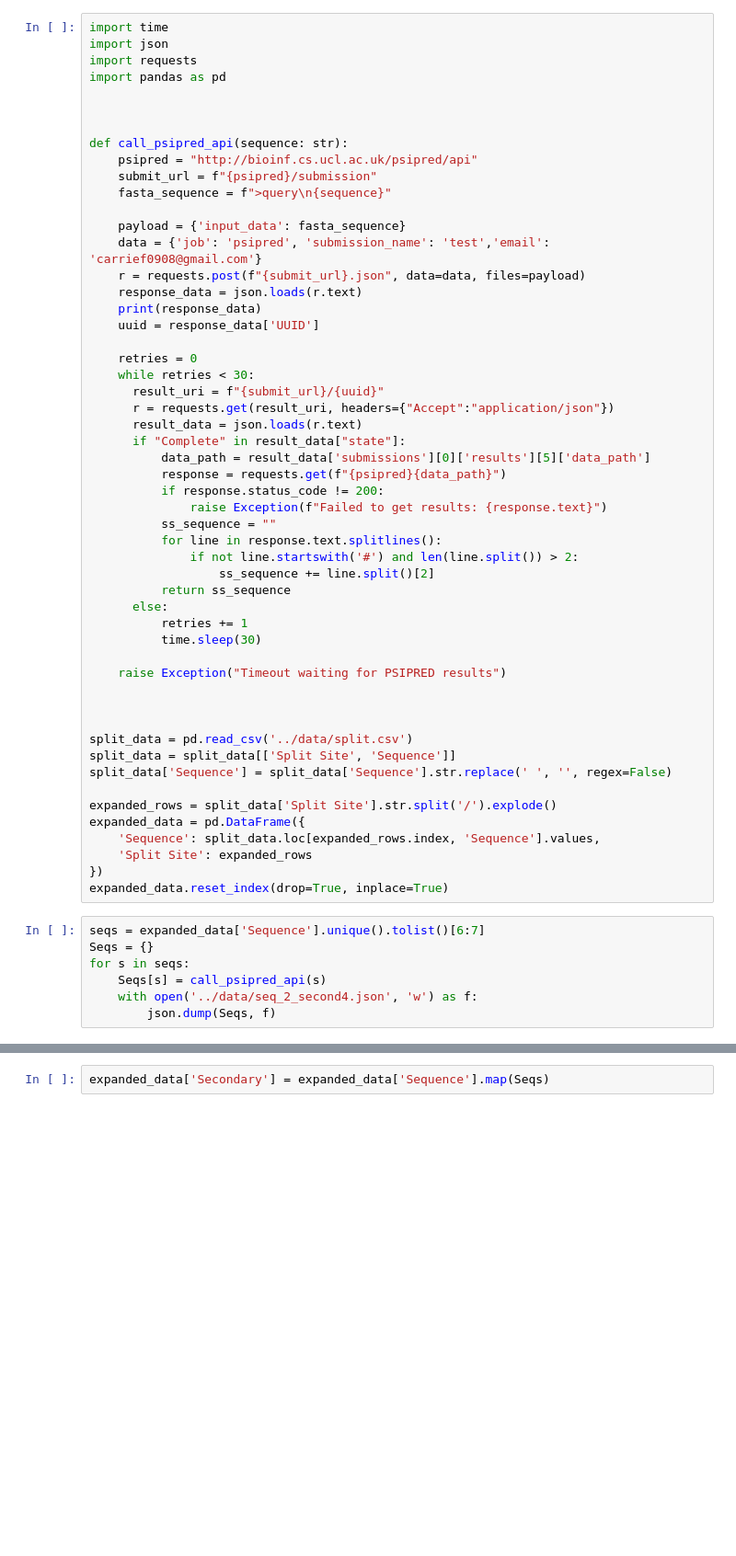
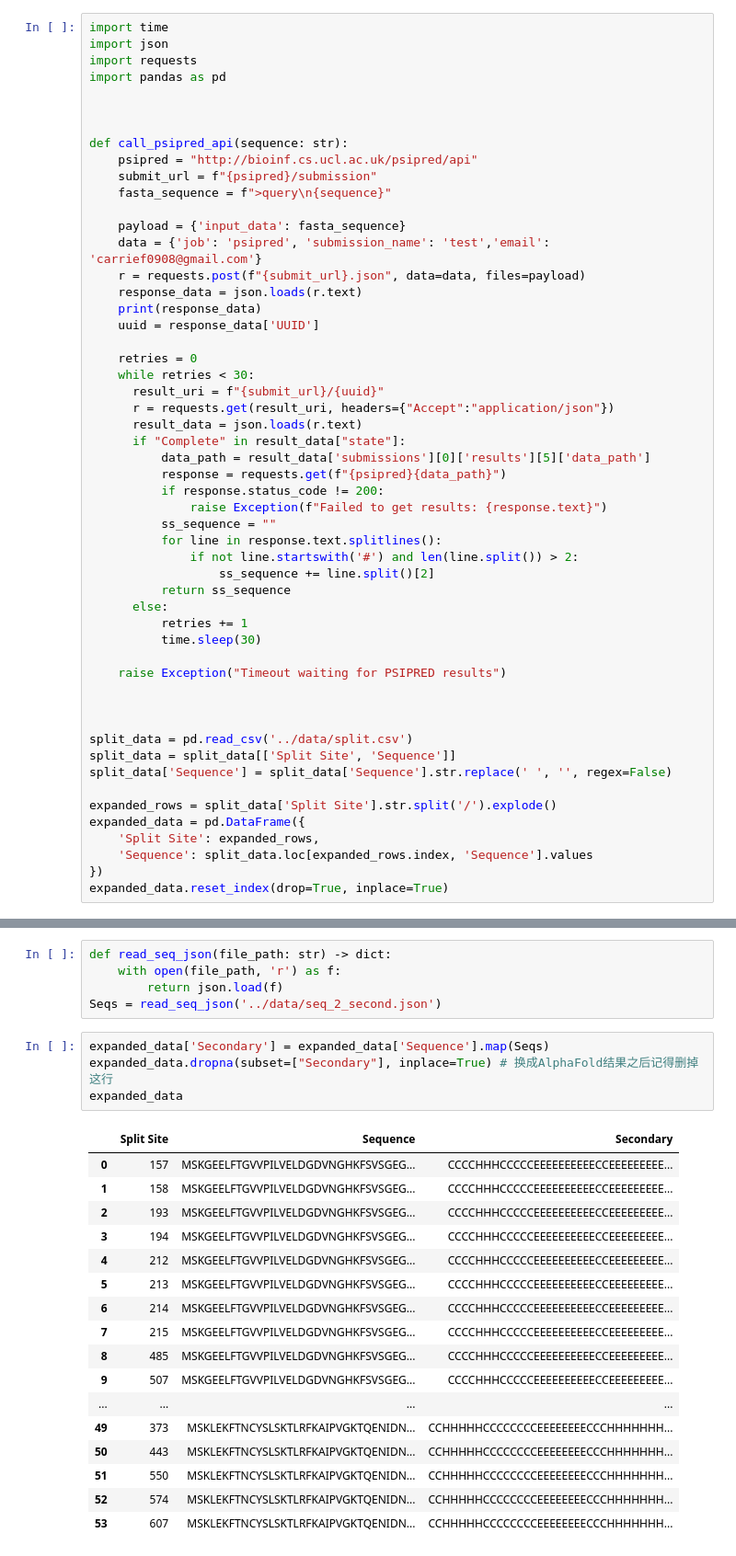
Before and after one commit to Carrie1013/DS596-ProteinProject, a Jupyter notebook: split_prediction/data_prep.ipynb, the cells around one changed output, grey strips where cells are left out. Shown: that part at 92% size. Cells and saved outputs as stored; diff of their text form; blank space fills up the shorter version.

```diff
--- a/split_prediction/data_prep.ipynb
+++ b/split_prediction/data_prep.ipynb
@@ -47,14 +47,7 @@ split_data['Sequence'] = split_data['Sequence'].str.replace(' ', '', regex=False
 
 expanded_rows = split_data['Split Site'].str.split('/').explode()
 expanded_data = pd.DataFrame({
-    'Sequence': split_data.loc[expanded_rows.index, 'Sequence'].values,
-    'Split Site': expanded_rows
+    'Split Site': expanded_rows,
+    'Sequence': split_data.loc[expanded_rows.index, 'Sequence'].values
 })
 expanded_data.reset_index(drop=True, inplace=True)
-# %%
-seqs = expanded_data['Sequence'].unique().tolist()[6:7]
-Seqs = {}
-for s in seqs:
-    Seqs[s] = call_psipred_api(s)
-    with open('../data/seq_2_second4.json', 'w') as f:
-        json.dump(Seqs, f)
@@ -64,2 +54,27 @@ Exception: Timeout waiting for PSIPRED results
+# %%
+def read_seq_json(file_path: str) -> dict:
+    with open(file_path, 'r') as f:
+        return json.load(f)
+Seqs = read_seq_json('../data/seq_2_second.json')
 # %%
 expanded_data['Secondary'] = expanded_data['Sequence'].map(Seqs)
+expanded_data.dropna(subset=["Secondary"], inplace=True) # 换成AlphaFold结果之后记得删掉这行
+expanded_data
+# %% [output]
+|  | Split Site | Sequence | Secondary |
+| 0 | 157 | MSKGEELFTGVVPILVELDGDVNGHKFSVSGEG... | CCCCHHHCCCCCEEEEEEEEEECCEEEEEEEEE... |
+| 1 | 158 | MSKGEELFTGVVPILVELDGDVNGHKFSVSGEG... | CCCCHHHCCCCCEEEEEEEEEECCEEEEEEEEE... |
+| 2 | 193 | MSKGEELFTGVVPILVELDGDVNGHKFSVSGEG... | CCCCHHHCCCCCEEEEEEEEEECCEEEEEEEEE... |
+| 3 | 194 | MSKGEELFTGVVPILVELDGDVNGHKFSVSGEG... | CCCCHHHCCCCCEEEEEEEEEECCEEEEEEEEE... |
+| 4 | 212 | MSKGEELFTGVVPILVELDGDVNGHKFSVSGEG... | CCCCHHHCCCCCEEEEEEEEEECCEEEEEEEEE... |
+| 5 | 213 | MSKGEELFTGVVPILVELDGDVNGHKFSVSGEG... | CCCCHHHCCCCCEEEEEEEEEECCEEEEEEEEE... |
+| 6 | 214 | MSKGEELFTGVVPILVELDGDVNGHKFSVSGEG... | CCCCHHHCCCCCEEEEEEEEEECCEEEEEEEEE... |
+| 7 | 215 | MSKGEELFTGVVPILVELDGDVNGHKFSVSGEG... | CCCCHHHCCCCCEEEEEEEEEECCEEEEEEEEE... |
+| 8 | 485 | MSKGEELFTGVVPILVELDGDVNGHKFSVSGEG... | CCCCHHHCCCCCEEEEEEEEEECCEEEEEEEEE... |
+| 9 | 507 | MSKGEELFTGVVPILVELDGDVNGHKFSVSGEG... | CCCCHHHCCCCCEEEEEEEEEECCEEEEEEEEE... |
+| ... | ... | ... | ... |
+| 49 | 373 | MSKLEKFTNCYSLSKTLRFKAIPVGKTQENIDN... | CCHHHHHCCCCCCCCEEEEEEEECCCHHHHHHH... |
+| 50 | 443 | MSKLEKFTNCYSLSKTLRFKAIPVGKTQENIDN... | CCHHHHHCCCCCCCCEEEEEEEECCCHHHHHHH... |
+| 51 | 550 | MSKLEKFTNCYSLSKTLRFKAIPVGKTQENIDN... | CCHHHHHCCCCCCCCEEEEEEEECCCHHHHHHH... |
+| 52 | 574 | MSKLEKFTNCYSLSKTLRFKAIPVGKTQENIDN... | CCHHHHHCCCCCCCCEEEEEEEECCCHHHHHHH... |
+| 53 | 607 | MSKLEKFTNCYSLSKTLRFKAIPVGKTQENIDN... | CCHHHHHCCCCCCCCEEEEEEEECCCHHHHHHH... |
```
Also changed, not shown: parts of 5 cells of this notebook, 6 other files.
